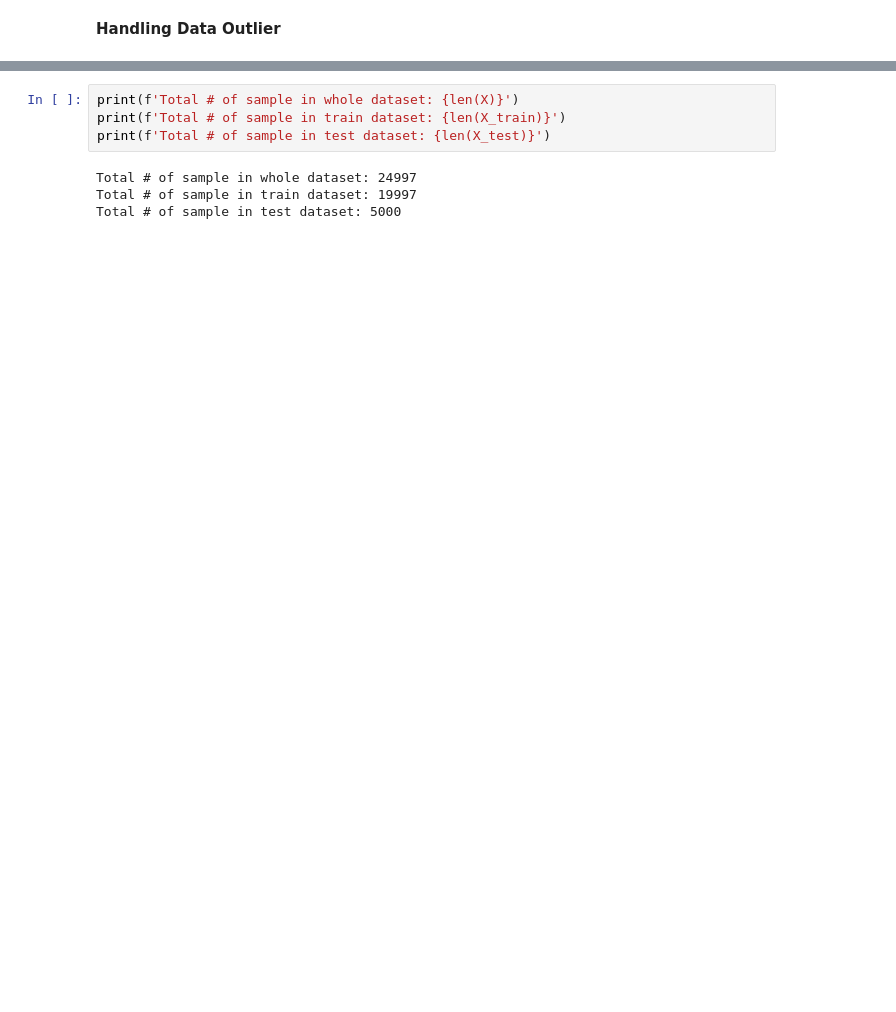
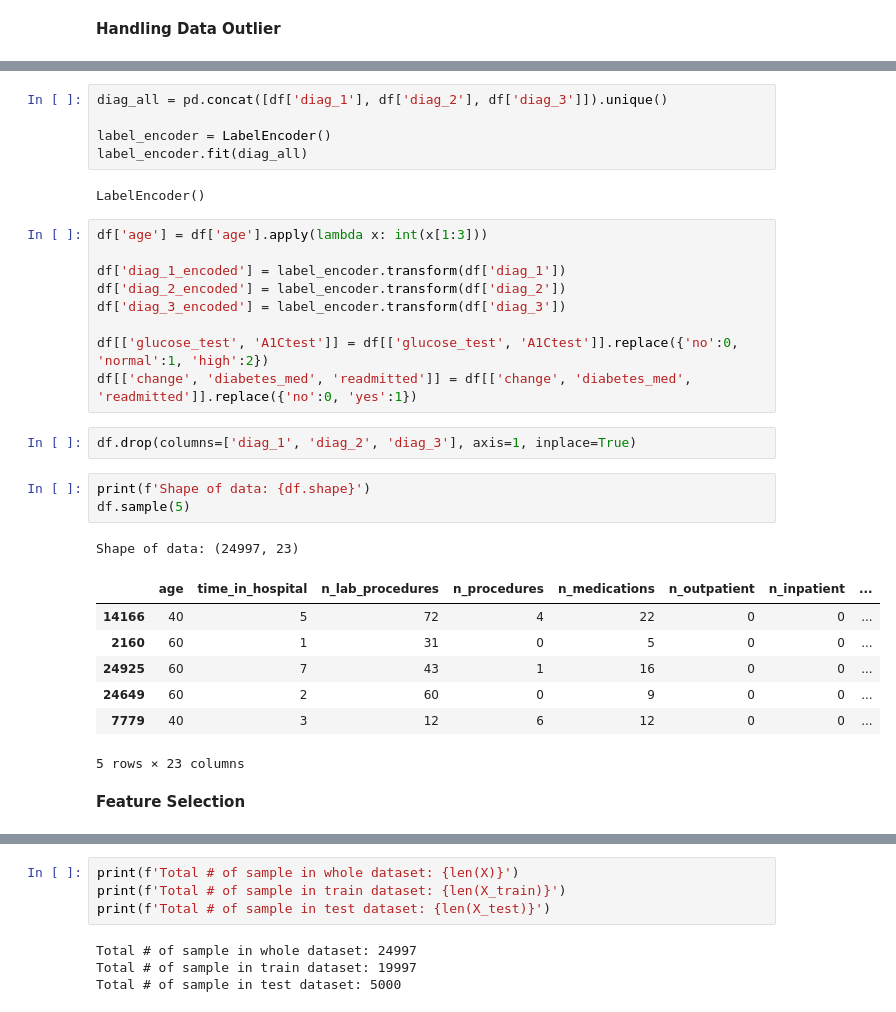
Before and after one commit to mfathul21/hospital-patient-readmissions, a Jupyter notebook: notebook.ipynb, the cells around one changed output, grey strips where cells are left out. Drawn from its saved outputs; the diff is of its cells as text; blank space fills up the shorter version.

```diff
--- a/notebook.ipynb
+++ b/notebook.ipynb
@@ -511,0 +543,32 @@ df_clean.drop(columns=['diag_1', 'diag_2', 'diag_3'], inplace=True)
+# %%
+diag_all = pd.concat([df['diag_1'], df['diag_2'], df['diag_3']]).unique()
+
+label_encoder = LabelEncoder()
+label_encoder.fit(diag_all)
+# %% [output]
+LabelEncoder()
+# %%
+df['age'] = df['age'].apply(lambda x: int(x[1:3]))
+
+df['diag_1_encoded'] = label_encoder.transform(df['diag_1'])
+df['diag_2_encoded'] = label_encoder.transform(df['diag_2'])
+df['diag_3_encoded'] = label_encoder.transform(df['diag_3'])
+
+df[['glucose_test', 'A1Ctest']] = df[['glucose_test', 'A1Ctest']].replace({'no':0, 'normal':1, 'high':2})
+df[['change', 'diabetes_med', 'readmitted']] = df[['change', 'diabetes_med', 'readmitted']].replace({'no':0, 'yes':1})
+# %%
+df.drop(columns=['diag_1', 'diag_2', 'diag_3'], axis=1, inplace=True)
+# %%
+print(f'Shape of data: {df.shape}')
+df.sample(5)
+# %% [output]
+Shape of data: (24997, 23)
+|  | age | time_in_hospital | n_lab_procedures | n_procedures | n_medications | n_outpatient | n_inpatient | ... |
+| 14166 | 40 | 5 | 72 | 4 | 22 | 0 | 0 | ... |
+| 2160 | 60 | 1 | 31 | 0 | 5 | 0 | 0 | ... |
+| 24925 | 60 | 7 | 43 | 1 | 16 | 0 | 0 | ... |
+| 24649 | 60 | 2 | 60 | 0 | 9 | 0 | 0 | ... |
+| 7779 | 40 | 3 | 12 | 6 | 12 | 0 | 0 | ... |
+5 rows × 23 columns
+# %% [markdown]
+**Feature Selection**
```
Also changed, not shown: parts of 115 cells of this notebook.
